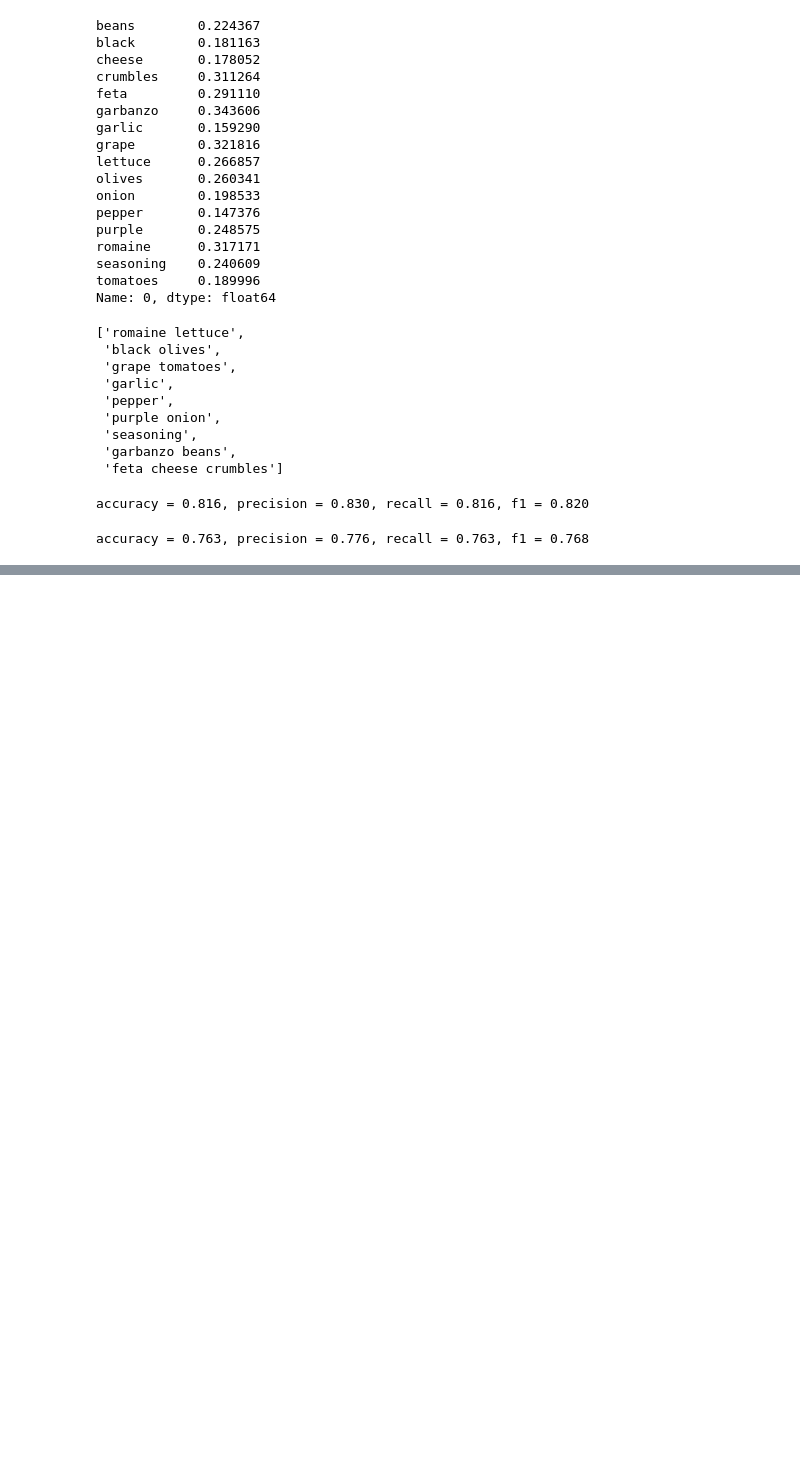
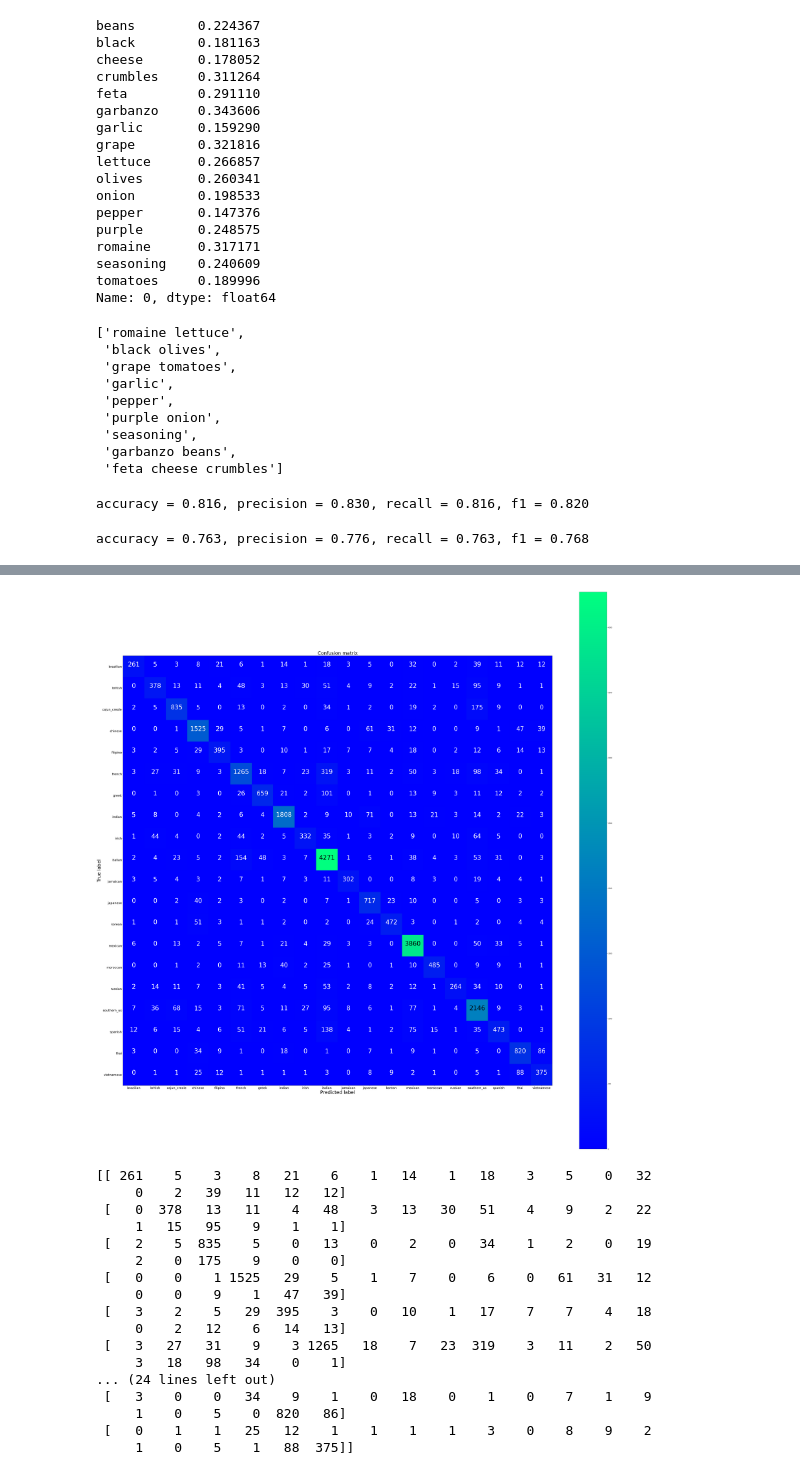
Before and after one commit to AaronWChen/mealeon_database, a Jupyter notebook: notebooks/Yummly_EDA.ipynb, the cells around one changed output, grey strips where cells are left out. Drawn from its saved outputs; the diff is of its cells as text; code cells hidden in the pictures; blank space fills up the shorter version.

```diff
--- a/notebooks/Yummly_EDA.ipynb
+++ b/notebooks/Yummly_EDA.ipynb
@@ -276,0 +282,25 @@ NameError: name 'plt' is not defined
+# %%
+cm_train = confusion_matrix(train_pred_tfidf_uni_ovr, targets_train)
+fig_train = plt.figure(figsize=(50, 50))
+plot_train = plot_confusion_matrix(cm_train, classes=le.classes_, normalize=False, title='Confusion matrix')
+plt.show()
+print(cm_train)
+# %% [output]
+[figure, added]
+[[ 261    5    3    8   21    6    1   14    1   18    3    5    0   32
+     0    2   39   11   12   12]
+ [   0  378   13   11    4   48    3   13   30   51    4    9    2   22
+     1   15   95    9    1    1]
+ [   2    5  835    5    0   13    0    2    0   34    1    2    0   19
+     2    0  175    9    0    0]
+ [   0    0    1 1525   29    5    1    7    0    6    0   61   31   12
+     0    0    9    1   47   39]
+ [   3    2    5   29  395    3    0   10    1   17    7    7    4   18
+     0    2   12    6   14   13]
+ [   3   27   31    9    3 1265   18    7   23  319    3   11    2   50
+     3   18   98   34    0    1]
+... (24 lines left out)
+ [   3    0    0   34    9    1    0   18    0    1    0    7    1    9
+     1    0    5    0  820   86]
+ [   0    1    1   25   12    1    1    1    1    3    0    8    9    2
+     1    0    5    1   88  375]]
```
Also changed, not shown: parts of 12 cells of this notebook.
